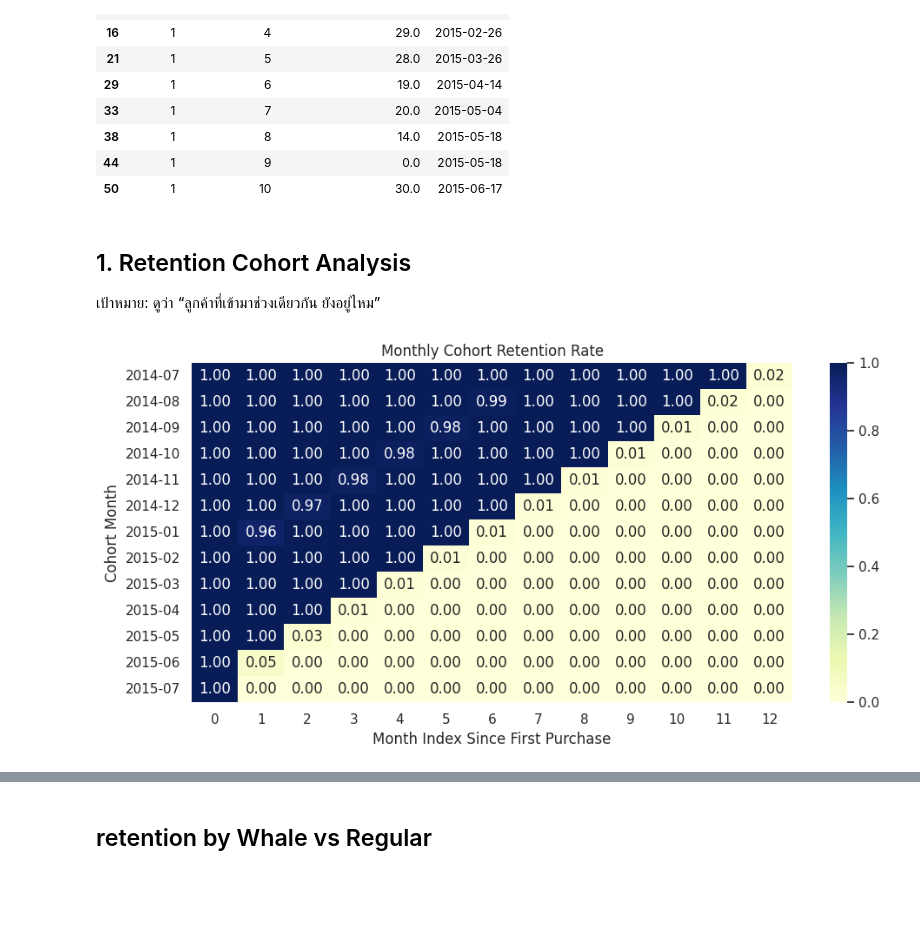
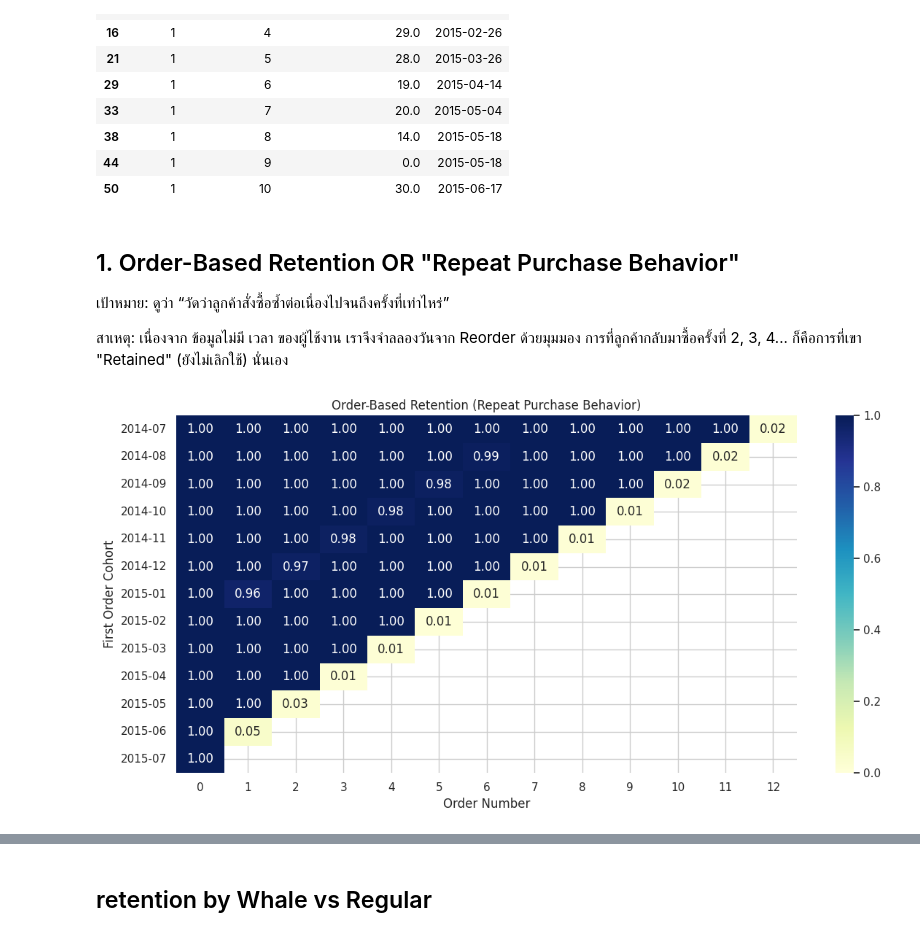
Before and after one commit to ppts2545/Instacart-Market-Basket-Analysis, a Jupyter notebook: notebooks/02_Exploratory_Data_Analysis/02b_customer_retention_clv.ipynb, the cells around one changed output, grey strips where cells are left out. Drawn from its saved outputs; the diff is of its cells as text; code cells hidden in the pictures; blank space fills up the shorter version.

```diff
--- a/notebooks/02_Exploratory_Data_Analysis/02b_customer_retention_clv.ipynb
+++ b/notebooks/02_Exploratory_Data_Analysis/02b_customer_retention_clv.ipynb
@@ -121,48 +121,71 @@ user_basket_profile = (
 rfm = user_order_profile.merge(user_basket_profile, on="user_id", how="left")
 rfm["days_since_last_order"] = (snapshot_date - rfm["last_order_date"]).dt.days
 # %% [markdown]
-## 1. Retention Cohort Analysis
+## 1. Order-Based Retention OR "Repeat Purchase Behavior"
 
-เป้าหมาย: ดูว่า “ลูกค้าที่เข้ามาช่วงเดียวกัน ยังอยู่ไหม”
+เป้าหมาย: ดูว่า “วัดว่าลูกค้าสั่งซื้อซ้ำต่อเนื่องไปจนถึงครั้งที่เท่าไหร่”
+
+สาเหตุ: เนื่องจาก ข้อมูลไม่มี เวลา ของผู้ไช้งาน เราจึงจําลลองวันจาก Reorder ด้วยมุมมอง การที่ลูกค้ากลับมาซื้อครั้งที่ 2, 3, 4... ก็คือการที่เขา "Retained" (ยังไม่เลิกใช้) นั่นเอง
 # %%
 # Build a clean cohort table without mutating the original df
 cohort_df = df.copy()
+
 cohort_df["order_date"] = pd.to_datetime(cohort_df["order_date"])
 cohort_df["order_month"] = cohort_df["order_date"].dt.to_period("M")
 
+# ❗ สำคัญ: กัน user ซ้ำในเดือนเดียว
+cohort_df = cohort_df.drop_duplicates(["user_id", "order_month"])
+
 cohort = (
-    cohort_df.groupby("user_id", observed=False)["order_month"]
+    cohort_df.groupby("user_id")["order_month"]
     .min()
     .reset_index(name="cohort_month")
 )
 
-cohort_df = cohort_df.merge(cohort, on="user_id", how="left")
+cohort_df = cohort_df.merge(cohort, on="user_id")
 
-# Month distance from a customer's first order month
+# ---------------------------
+# 3. Create cohort index
+# ---------------------------
 cohort_df["cohort_index"] = (
     (cohort_df["order_month"].dt.year - cohort_df["cohort_month"].dt.year) * 12
     + (cohort_df["order_month"].dt.month - cohort_df["cohort_month"].dt.month)
 )
 
+# ---------------------------
+# 4. Build cohort table
+# ---------------------------
 cohort_table = (
-    cohort_df.groupby(["cohort_month", "cohort_index"], observed=False)["user_id"]
+    cohort_df.groupby(["cohort_month", "cohort_index"])["user_id"]
     .nunique()
-    .unstack(fill_value=0)
-    .sort_index()
+    .unstack()  # ❗ ไม่ใช้ fill_value=0
 )
 
+# ---------------------------
+# 5. Retention
+# ---------------------------
 cohort_size = cohort_table.iloc[:, 0]
-retention = cohort_table.divide(cohort_size, axis=0).round(3)
+retention = cohort_table.divide(cohort_size, axis=0)
 # %%
-plt.figure(figsize=(10, 5))
-sns.heatmap(retention, annot=True, fmt=".2f", cmap="YlGnBu", vmin=0, vmax=1)
-plt.title("Monthly Cohort Retention Rate")
-plt.xlabel("Month Index Since First Purchase")
-plt.ylabel("Cohort Month")
+# 6. Plot
+# ---------------------------
+plt.figure(figsize=(12, 6))
+sns.heatmap(
+    retention,
+    annot=True,
+    fmt=".2f",
+    cmap="YlGnBu",
+    vmin=0,
+    vmax=1
+)
+
+plt.title("Order-Based Retention (Repeat Purchase Behavior)")
+plt.xlabel("Order Number")
+plt.ylabel("First Order Cohort")
 plt.tight_layout()
 plt.show()
 # %% [output]
-[figure, old version]
+[figure, new version]
 # %%
 plt.figure(figsize=(10,6))
 retention.mean().plot()
```
Also changed, not shown: parts of 4 cells of this notebook, 3 other files.
